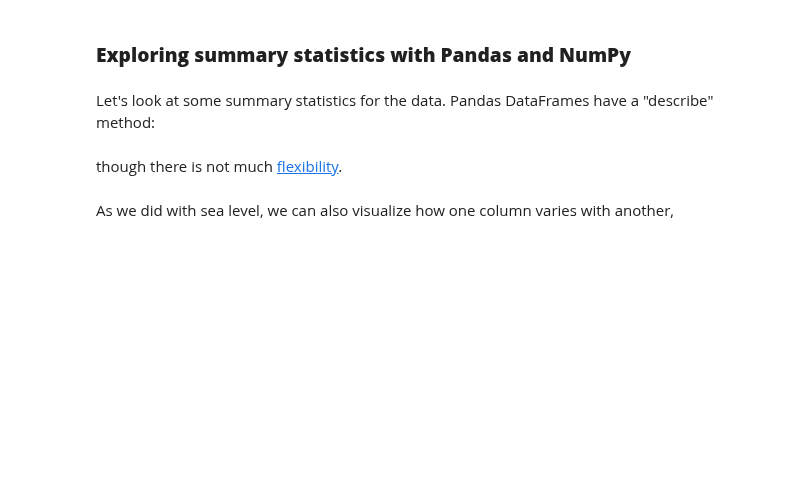
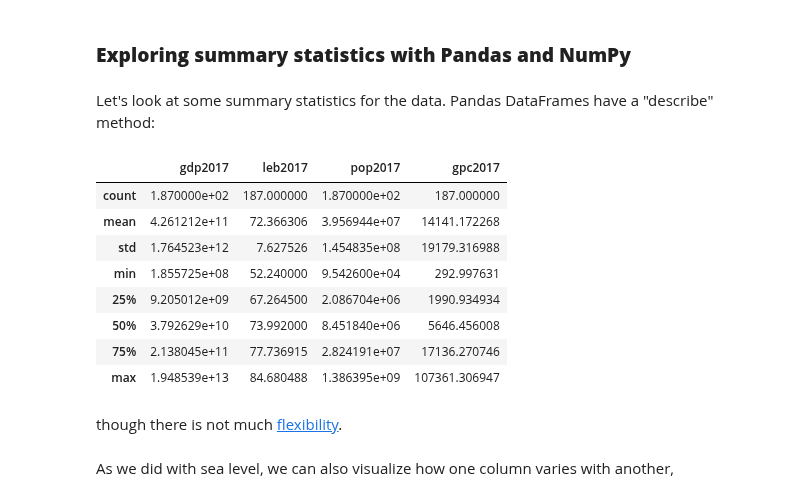
Before and after one commit to ReidelVichot/DSTEP23, a Jupyter notebook: week_3/dstep23_world_bank_example.ipynb, the cells around one changed output. Cells and saved outputs as stored; diff of their text form; code cells hidden in the pictures; blank space fills up the shorter version.

```diff
--- a/week_3/dstep23_world_bank_example.ipynb
+++ b/week_3/dstep23_world_bank_example.ipynb
@@ -44,6 +54,18 @@ print(wb.head())
 Let's look at some summary statistics for the data.  Pandas DataFrames have a "describe" method:
 # %%
 # -- summarize the DataFrame using the describe method
+
+wb.describe()
+# %% [output]
+|  | gdp2017 | leb2017 | pop2017 | gpc2017 |
+| count | 1.870000e+02 | 187.000000 | 1.870000e+02 | 187.000000 |
+| mean | 4.261212e+11 | 72.366306 | 3.956944e+07 | 14141.172268 |
+| std | 1.764523e+12 | 7.627526 | 1.454835e+08 | 19179.316988 |
+| min | 1.855725e+08 | 52.240000 | 9.542600e+04 | 292.997631 |
+| 25% | 9.205012e+09 | 67.264500 | 2.086704e+06 | 1990.934934 |
+| 50% | 3.792629e+10 | 73.992000 | 8.451840e+06 | 5646.456008 |
+| 75% | 2.138045e+11 | 77.736915 | 2.824191e+07 | 17136.270746 |
+| max | 1.948539e+13 | 84.680488 | 1.386395e+09 | 107361.306947 |
 # %% [markdown]
 though there is not much [flexibility](https://pandas.pydata.org/pandas-docs/stable/reference/api/pandas.DataFrame.describe.html).
 # %% [markdown]
```
Also changed, not shown: parts of 8 cells of this notebook.
